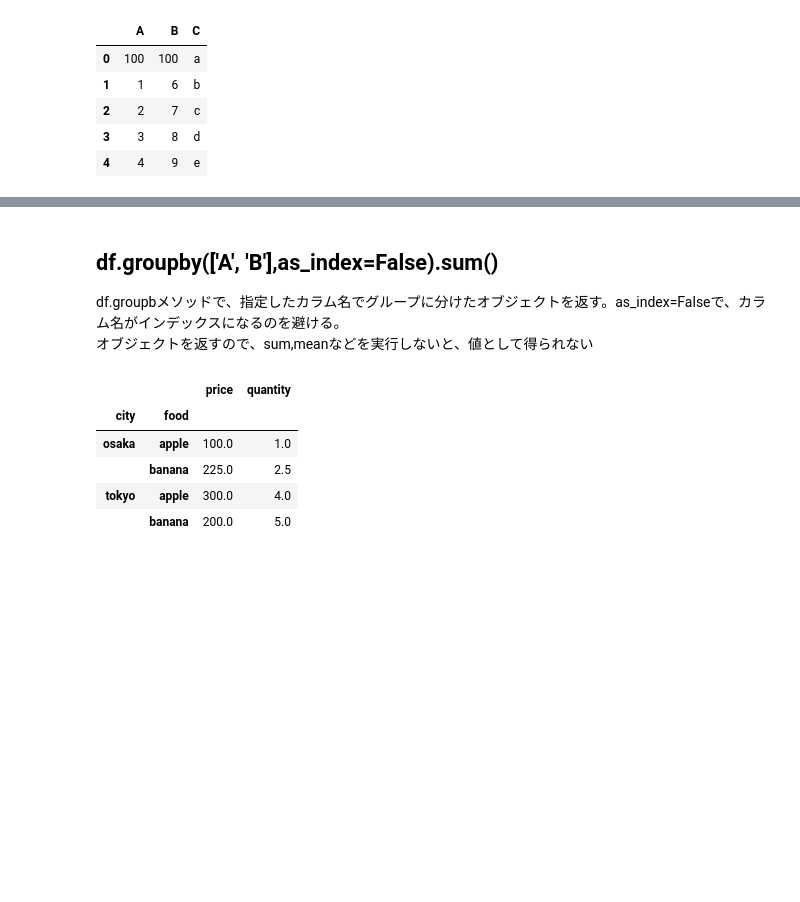
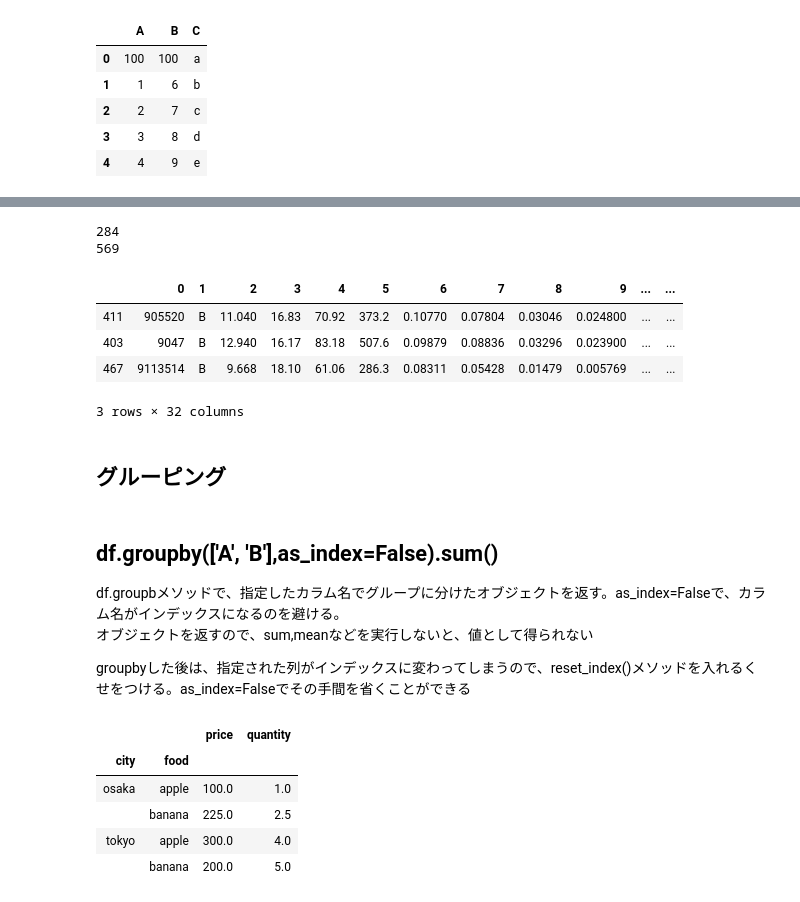
Before and after one commit to nsakki55/ml_note, a Jupyter notebook: pandas_cheat_sheet.ipynb, the cells around one changed output, grey strips where cells are left out. Cells and saved outputs as stored; diff of their text form; code cells hidden in the pictures; blank space fills up the shorter version.

```diff
--- a/pandas_cheat_sheet.ipynb
+++ b/pandas_cheat_sheet.ipynb
@@ -306,7 +315,23 @@ df.replace({'A':0,'B':5},100)
+# %%
+print(len(df.sample(frac=0.5)))
+print(len(df))
+df.sample(frac=0.5)[:3]
+# %% [output]
+284
+569
+|  | 0 | 1 | 2 | 3 | 4 | 5 | 6 | 7 | 8 | 9 | ... | ... |
+| 411 | 905520 | B | 11.040 | 16.83 | 70.92 | 373.2 | 0.10770 | 0.07804 | 0.03046 | 0.024800 | ... | ... |
+| 403 | 9047 | B | 12.940 | 16.17 | 83.18 | 507.6 | 0.09879 | 0.08836 | 0.03296 | 0.023900 | ... | ... |
+| 467 | 9113514 | B | 9.668 | 18.10 | 61.06 | 286.3 | 0.08311 | 0.05428 | 0.01479 | 0.005769 | ... | ... |
+3 rows × 32 columns
+# %% [markdown]
+## グルーピング
 # %% [markdown]
 ## df.groupby(['A', 'B'],as_index=False).sum()
 df.groupbメソッドで、指定したカラム名でグループに分けたオブジェクトを返す。as_index=Falseで、カラム名がインデックスになるのを避ける。
 オブジェクトを返すので、sum,meanなどを実行しないと、値として得られない
+
+groupbyした後は、指定された列がインデックスに変わってしまうので、reset_index()メソッドを入れるくせをつける。as_index=Falseでその手間を省くことができる
 # %%
 df = pd.DataFrame({
     'city': ['osaka', 'osaka', 'osaka', 'tokyo', 'tokyo', ],
```
Also changed, not shown: parts of 41 cells of this notebook, 4 other files.
